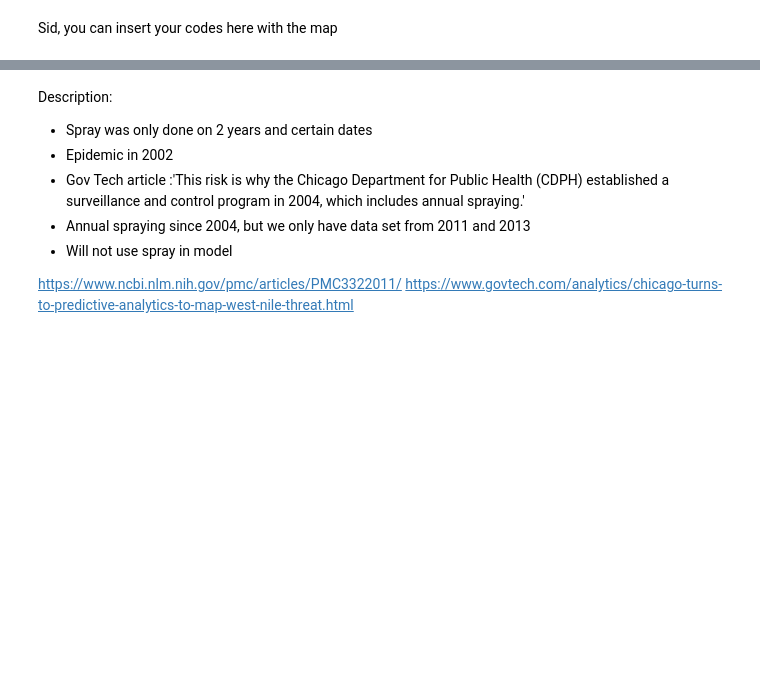
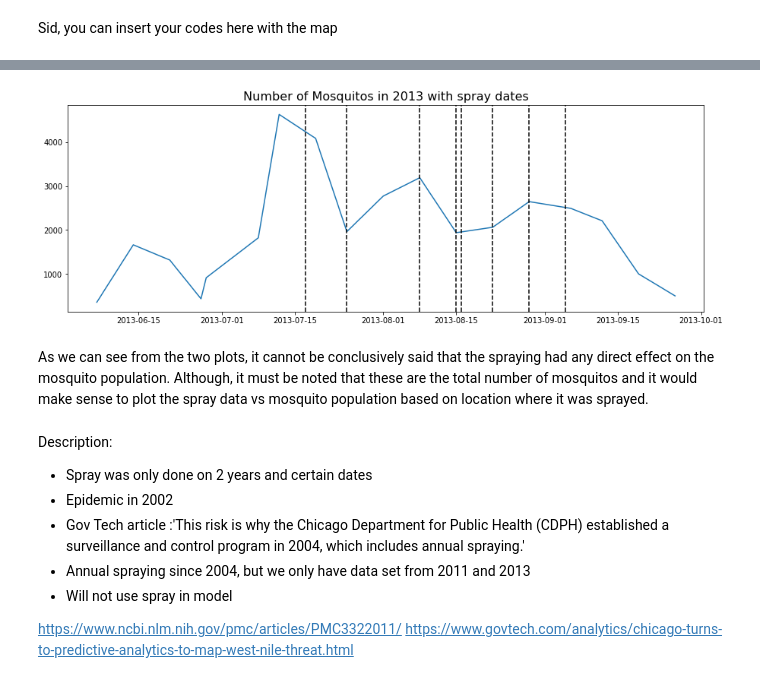
Before and after one commit to SiddharthPatel45/west-nile-virus, a Jupyter notebook: code/Part 1 - Data Cleaning and EDA.ipynb, the cells around one changed output, grey strips where cells are left out. Cells and saved outputs as stored; diff of their text form; code cells hidden in the pictures; blank space fills up the shorter version.

```diff
--- a/code/Part 1 - Data Cleaning and EDA.ipynb
+++ b/code/Part 1 - Data Cleaning and EDA.ipynb
@@ -907,3 +1002,9 @@ Sid, you can insert your codes here with the map
+# %%
+plot_spray_data(2013)
+# %% [output]
+[figure, added]
+# %% [markdown]
+As we can see from the two plots, it cannot be conclusively said that the spraying had any direct effect on the mosquito population. Although, it must be noted that these are the total number of mosquitos and it would make sense to plot the spray data vs mosquito population based on location where it was sprayed.
 # %% [markdown]
 Description:
 
```
Also changed, not shown: parts of 18 cells of this notebook.
